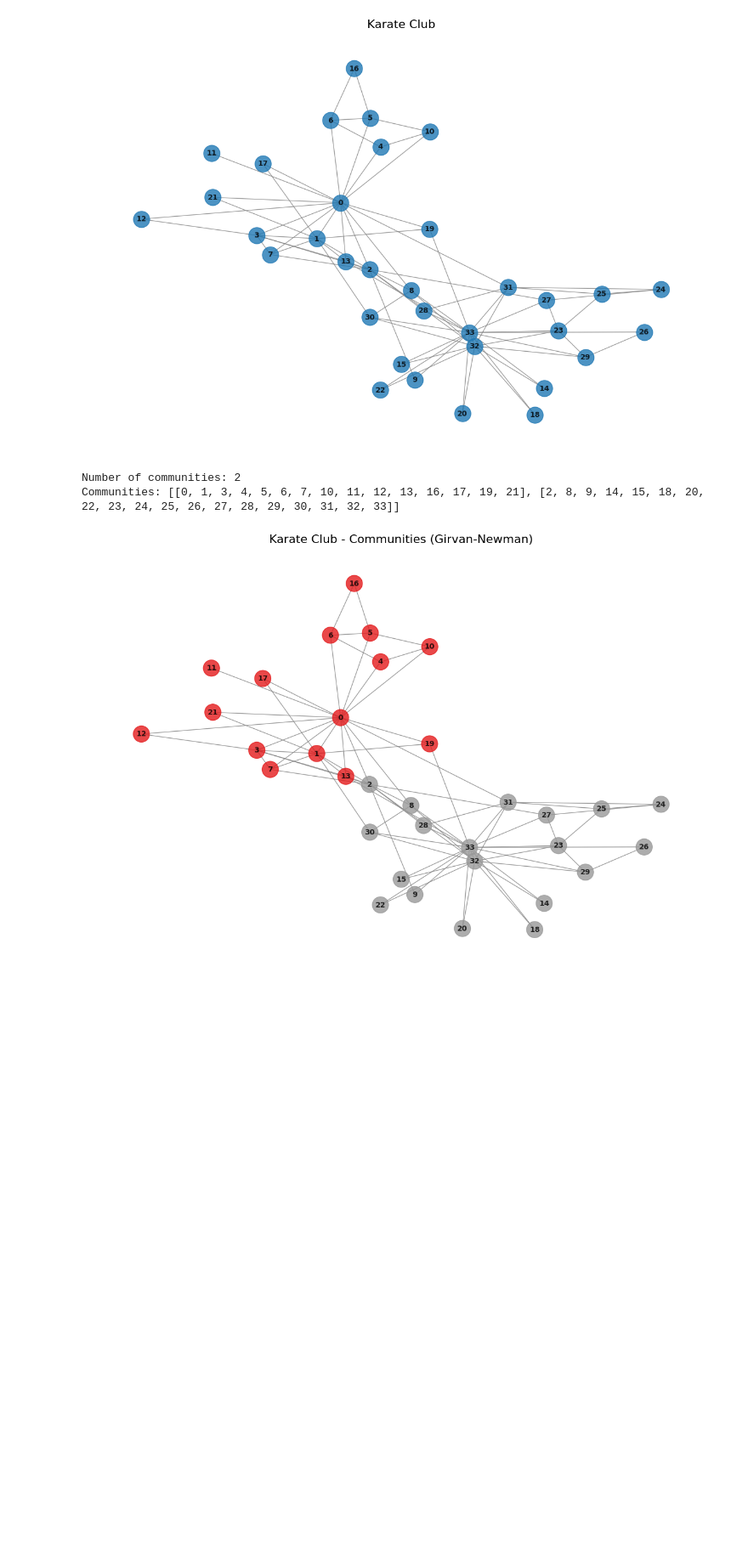
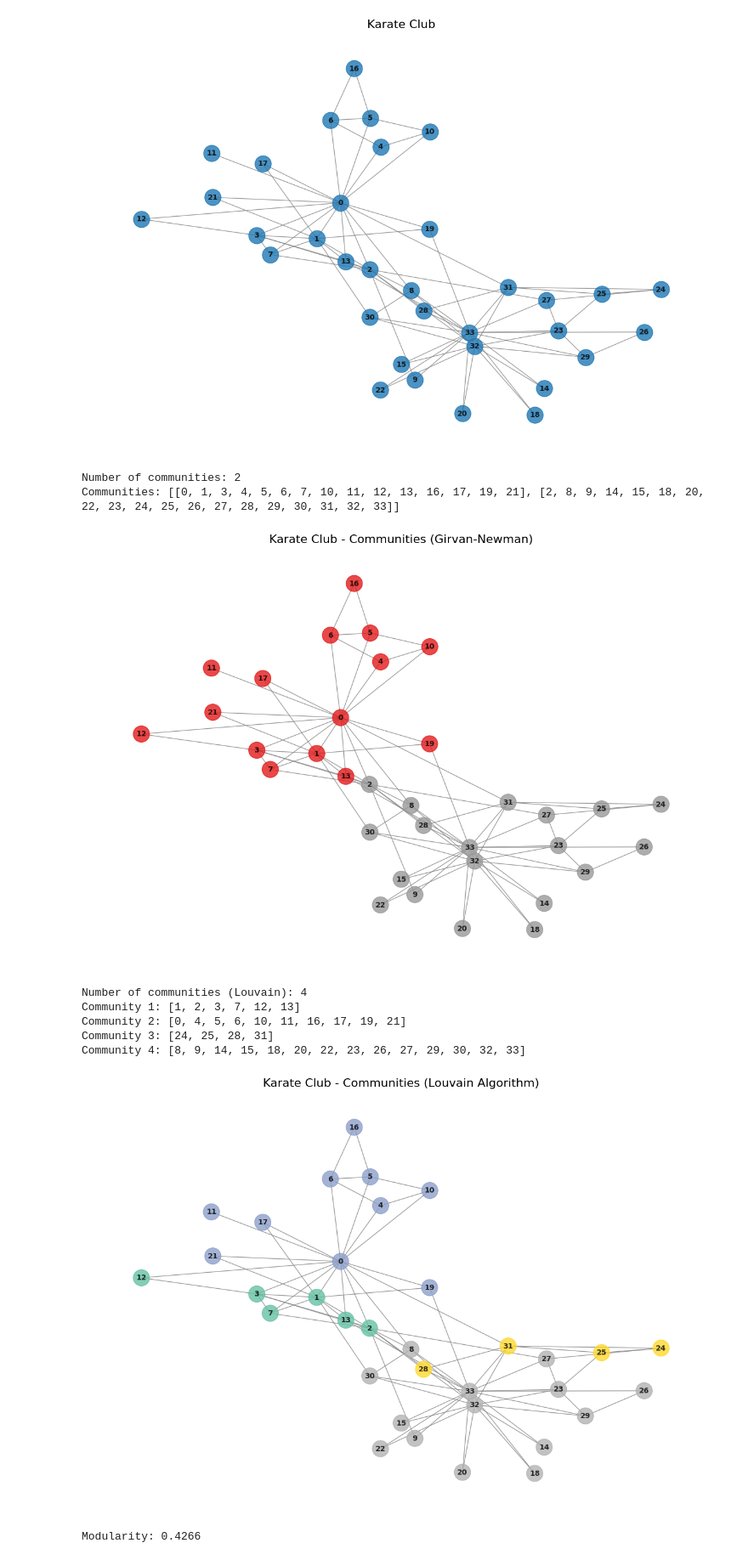
Before and after one commit to andrestobelem/networkscience, a Jupyter notebook: karate_club.ipynb, the cells around one changed output. Shown: that part at 85% size. Cells and saved outputs as stored; diff of their text form; code cells hidden in the pictures; blank space fills up the shorter version.

Commit message:
Enhance karate club analysis notebook: add community detection using Louvain algorithm, update execution counts, and visualize betweenness centrality with improved node sizing and color mapping.

```diff
--- a/karate_club.ipynb
+++ b/karate_club.ipynb
@@ -78,3 +78,65 @@ plt.show()
 Number of communities: 2
 Communities: [[0, 1, 3, 4, 5, 6, 7, 10, 11, 12, 13, 16, 17, 19, 21], [2, 8, 9, 14, 15, 18, 20, 22, 23, 24, 25, 26, 27, 28, 29, 30, 31, 32, 33]]
 [figure]
+# %%
+import networkx as nx
+from networkx.algorithms.community import louvain_communities
+
+# Create the Karate Club graph
+G = nx.karate_club_graph()
+
+# Apply Louvain algorithm for community detection
+communities = louvain_communities(G, seed=42)
+
+# Convert to list format
+comunidades_louvain = [list(c) for c in communities]
+
+print(f"Number of communities (Louvain): {len(comunidades_louvain)}")
+for i, comm in enumerate(comunidades_louvain):
+    print(f"Community {i+1}: {sorted(comm)}")
+
+# Visualization with Louvain communities
+import matplotlib.pyplot as plt
+
+# Create color map for nodes
+color_map = []
+for node in G.nodes():
+    for i, comm in enumerate(comunidades_louvain):
+        if node in comm:
+            color_map.append(i)
+            break
+
+plt.figure(figsize=(12, 8))
+pos = nx.spring_layout(G, seed=42)  # Same layout for comparison
+
+# Draw the graph with community colors
+nx.draw(
+    G,
+    pos,
+    node_color=color_map,
+    with_labels=True,
+    node_size=500,
+    cmap=plt.cm.Set2,
+    edge_color="gray",
+    alpha=0.8,
+    font_size=10,
+    font_weight="bold",
+)
+
+plt.title("Karate Club - Communities (Louvain Algorithm)", fontsize=16)
+plt.tight_layout()
+plt.show()
+
+# Calculate and display modularity
+from networkx.algorithms.community import modularity
+
+mod = modularity(G, comunidades_louvain)
+print(f"\nModularity: {mod:.4f}")
+# %% [output]
+Number of communities (Louvain): 4
+Community 1: [1, 2, 3, 7, 12, 13]
+Community 2: [0, 4, 5, 6, 10, 11, 16, 17, 19, 21]
+Community 3: [24, 25, 28, 31]
+Community 4: [8, 9, 14, 15, 18, 20, 22, 23, 26, 27, 29, 30, 32, 33]
+[figure, added]
+Modularity: 0.4266
```
Also changed, not shown: parts of 1 cell of this notebook.
